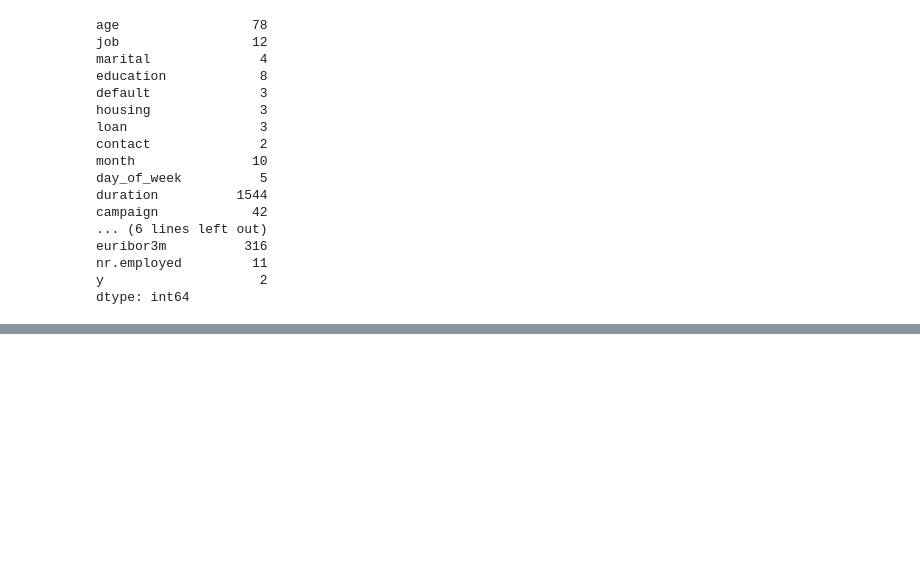
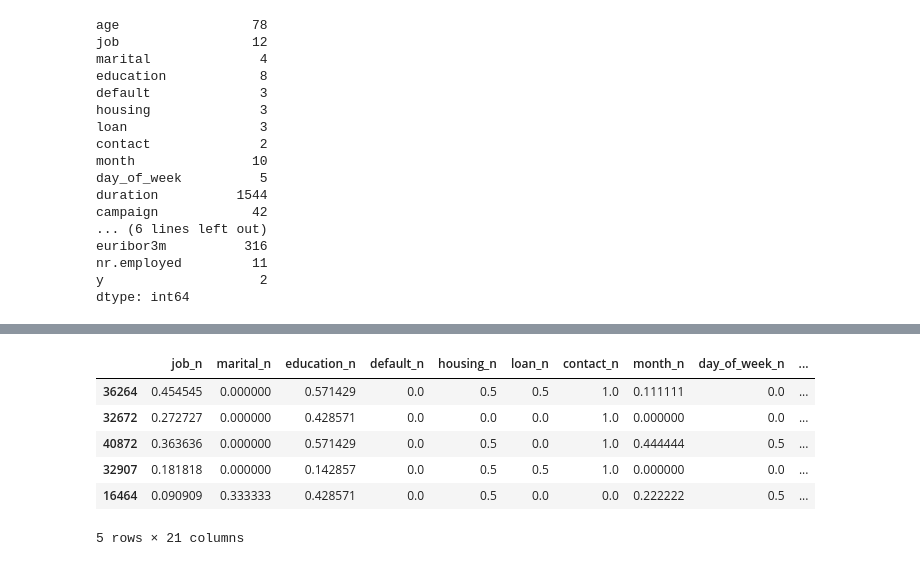
Before and after one commit to pdeleonsoria/Logistic-regg, a Jupyter notebook: src/explore.ipynb, the cells around one changed output, grey strips where cells are left out. Saved outputs shown, nothing was run; the diff lists cells and outputs as text; code cells hidden in the pictures; blank space fills up the shorter version.

```diff
--- a/src/explore.ipynb
+++ b/src/explore.ipynb
@@ -94 +118,12 @@ df_escalado.head()
+# %%
+X_test_esc= pd.DataFrame(X_test_esc, index= X_test.index, columns=X_test.columns)
+X_test_esc.head()
+# %% [output]
+|  | job_n | marital_n | education_n | default_n | housing_n | loan_n | contact_n | month_n | day_of_week_n | ... |
+| 36264 | 0.454545 | 0.000000 | 0.571429 | 0.0 | 0.5 | 0.5 | 1.0 | 0.111111 | 0.0 | ... |
+| 32672 | 0.272727 | 0.000000 | 0.428571 | 0.0 | 0.0 | 0.0 | 1.0 | 0.000000 | 0.0 | ... |
+| 40872 | 0.363636 | 0.000000 | 0.571429 | 0.0 | 0.5 | 0.0 | 1.0 | 0.444444 | 0.5 | ... |
+| 32907 | 0.181818 | 0.000000 | 0.142857 | 0.0 | 0.5 | 0.5 | 1.0 | 0.000000 | 0.0 | ... |
+| 16464 | 0.090909 | 0.333333 | 0.428571 | 0.0 | 0.5 | 0.0 | 0.0 | 0.222222 | 0.5 | ... |
+5 rows × 21 columns
 # %%
```
Also changed, not shown: parts of 14 cells of this notebook.
